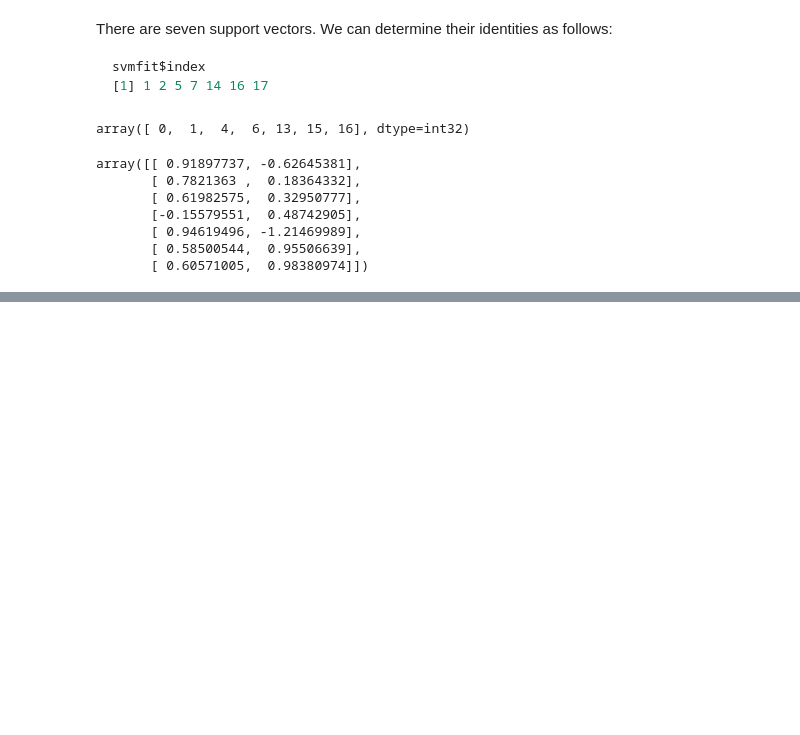
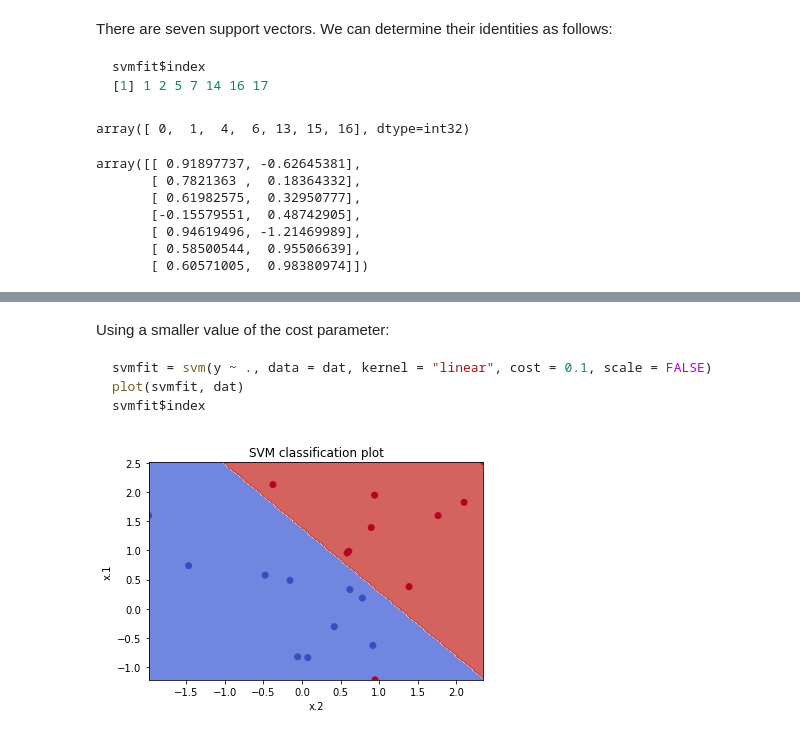
Before and after one commit to bkdevart/islr2, a Jupyter notebook: python/islr-lab-9-6-svm.ipynb, the cells around one changed output, grey strips where cells are left out. Drawn from its saved outputs; the diff is of its cells as text; code cells hidden in the pictures; blank space fills up the shorter version.

Commit message:
added r summary output and a modified cost parameter for svc model

````diff
--- a/python/islr-lab-9-6-svm.ipynb
+++ b/python/islr-lab-9-6-svm.ipynb
@@ -63,8 +59,8 @@ library(e1071)
 svmfit <- svm(y ∼ ., data = dat , kernel = "linear", cost = 10, scale = FALSE)
 ```
 # %%
-# TODO: find out how to implement cost=10 and scale=FALSE pieces
-model = SVC(kernel='linear', C=10)
+# TODO: find out how to implement scale=FALSE piece - try setting gamma to 'auto'
+model = SVC(kernel='linear', C=10, gamma='auto')
 # reshape data and train - note flipping x columns to match r code output
 X = df[['x.2', 'x.1']].values  # .values.reshape(-1, 1)
 y = df['y'].values  #.reshape(-1, 1)
@@ -90,23 +86,26 @@ A helpful resource in translating R code to Python below: https://scikit-learn.o
 # %%
 # approximate of the r graph generated from code above
 # create a mesh to plot in
-h = .02  # step size in the mesh
-x_min, x_max = X[:, 0].min(), X[:, 0].max()
-y_min, y_max = X[:, 1].min(), X[:, 1].max()
-xx, yy = np.meshgrid(np.arange(x_min, x_max, h),
-                     np.arange(y_min, y_max, h))
+def svc_plot(model):
+    h = .02  # step size in the mesh
+    x_min, x_max = X[:, 0].min(), X[:, 0].max()
+    y_min, y_max = X[:, 1].min(), X[:, 1].max()
+    xx, yy = np.meshgrid(np.arange(x_min, x_max, h),
+                         np.arange(y_min, y_max, h))
 
-Z = model.predict(np.c_[xx.ravel(), yy.ravel()])
+    Z = model.predict(np.c_[xx.ravel(), yy.ravel()])
 
-# Put the result into a color plot
-Z = Z.reshape(xx.shape)
-plt.contourf(xx, yy, Z, cmap=plt.cm.coolwarm, alpha=0.8)
-plt.scatter(X[:, 0], X[:, 1], c=y, cmap=plt.cm.coolwarm)
-plt.xlabel('x.2')
-plt.ylabel('x.1')
-plt.xlim(xx.min(), xx.max())
-plt.ylim(yy.min(), yy.max())
-plt.title('SVM classification plot');
+    # Put the result into a color plot
+    Z = Z.reshape(xx.shape)
+    plt.contourf(xx, yy, Z, cmap=plt.cm.coolwarm, alpha=0.8)
+    plt.scatter(X[:, 0], X[:, 1], c=y, cmap=plt.cm.coolwarm)
+    plt.xlabel('x.2')
+    plt.ylabel('x.1')
+    plt.xlim(xx.min(), xx.max())
+    plt.ylim(yy.min(), yy.max())
+    plt.title('SVM classification plot')
+
+svc_plot(model)
 # %% [output]
 [figure]
 # %%
@@ -194,0 +213,18 @@ More code
+# %% [markdown]
+Using a smaller value of the cost parameter:
+
+```r
+svmfit = svm(y ~ ., data = dat, kernel = "linear", cost = 0.1, scale = FALSE)
+plot(svmfit, dat)
+svmfit$index
+```
+# %%
+model = SVC(kernel='linear', C=.1, gamma='auto')
+# reshape data and train - note flipping x columns to match r code output
+X = df[['x.2', 'x.1']].values  # .values.reshape(-1, 1)
+y = df['y'].values  #.reshape(-1, 1)
+model.fit(X, y)
+df['y_pred'] = model.predict(X)
+svc_plot(model)
+# %% [output]
+[figure, added]
````
Also changed, not shown: parts of 5 cells of this notebook.
